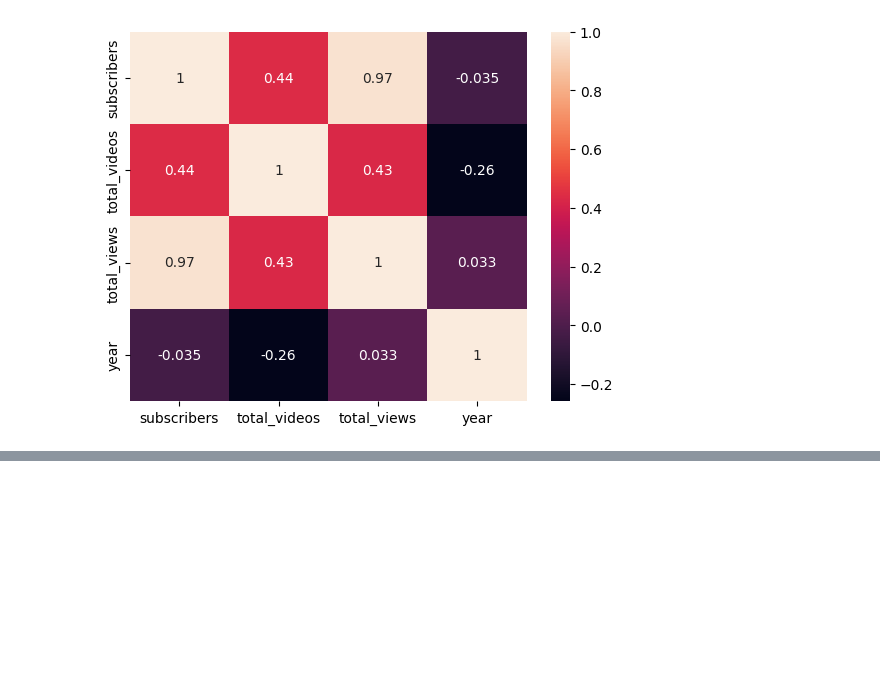
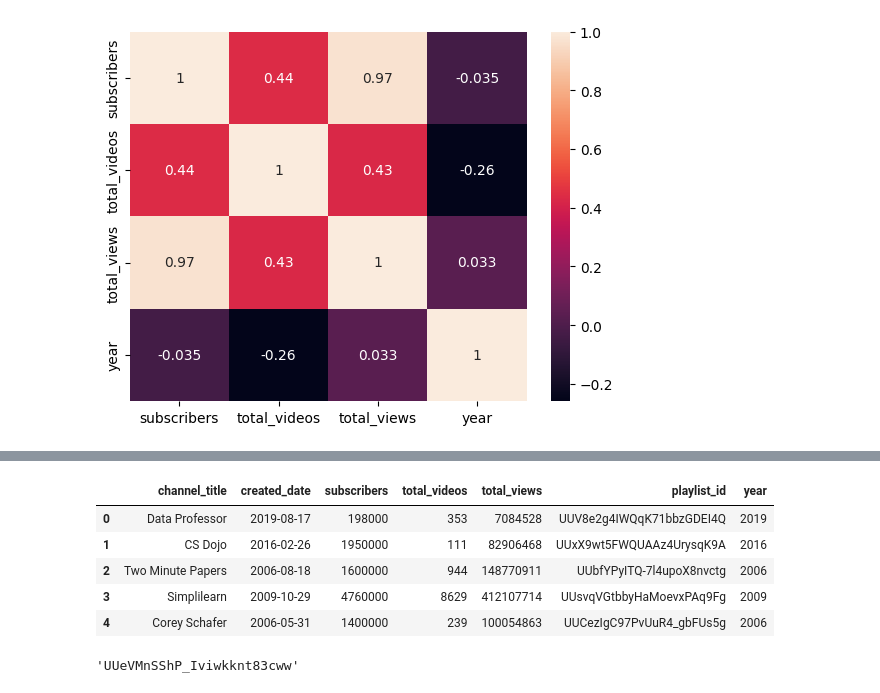
Before and after one commit to SOURAVSHEEL/YouTube_DS, a Jupyter notebook: yt_data.ipynb, the cells around one changed output, grey strips where cells are left out. Cells and saved outputs as stored; diff of their text form; code cells hidden in the pictures; blank space fills up the shorter version.

```diff
--- a/yt_data.ipynb
+++ b/yt_data.ipynb
@@ -203,0 +204,9 @@ plt.show()
+# %%
+channel_stat_df.head()
+# %% [output]
+|  | channel_title | created_date | subscribers | total_videos | total_views | playlist_id | year |
+| 0 | Data Professor | 2019-08-17 | 198000 | 353 | 7084528 | UUV8e2g4IWQqK71bbzGDEI4Q | 2019 |
+| 1 | CS Dojo | 2016-02-26 | 1950000 | 111 | 82906468 | UUxX9wt5FWQUAAz4UrysqK9A | 2016 |
+| 2 | Two Minute Papers | 2006-08-18 | 1600000 | 944 | 148770911 | UUbfYPyITQ-7l4upoX8nvctg | 2006 |
+| 3 | Simplilearn | 2009-10-29 | 4760000 | 8629 | 412107714 | UUsvqVGtbbyHaMoevxPAq9Fg | 2009 |
+| 4 | Corey Schafer | 2006-05-31 | 1400000 | 239 | 100054863 | UUCezIgC97PvUuR4_gbFUs5g | 2006 |
@@ -203,0 +215,6 @@ plt.show()
+# %%
+playlist_id = channel_stat_df[harry]['playlist_id'].iloc[0]
+
+playlist_id
+# %% [output]
+'UUeVMnSShP_Iviwkknt83cww'
```
Also changed, not shown: parts of 14 cells of this notebook.
